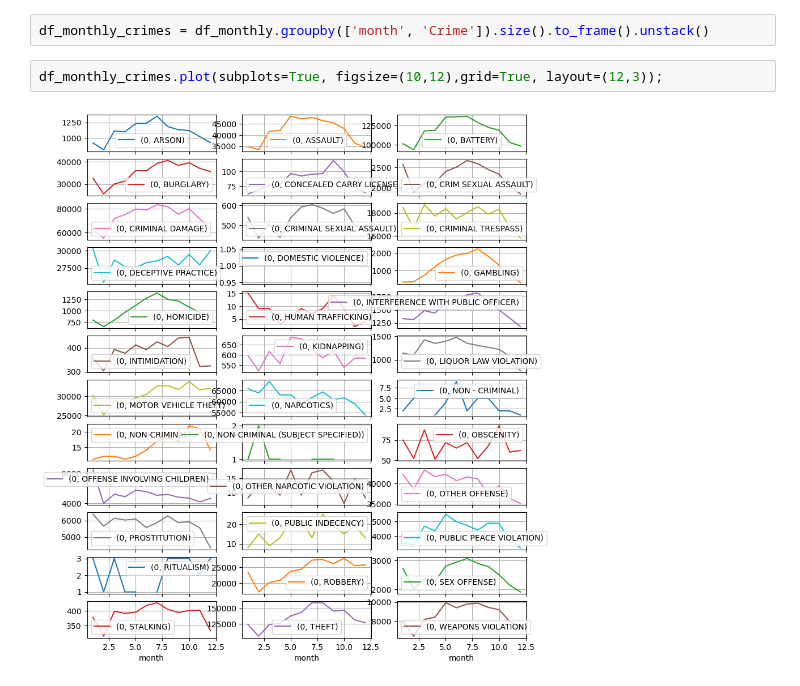
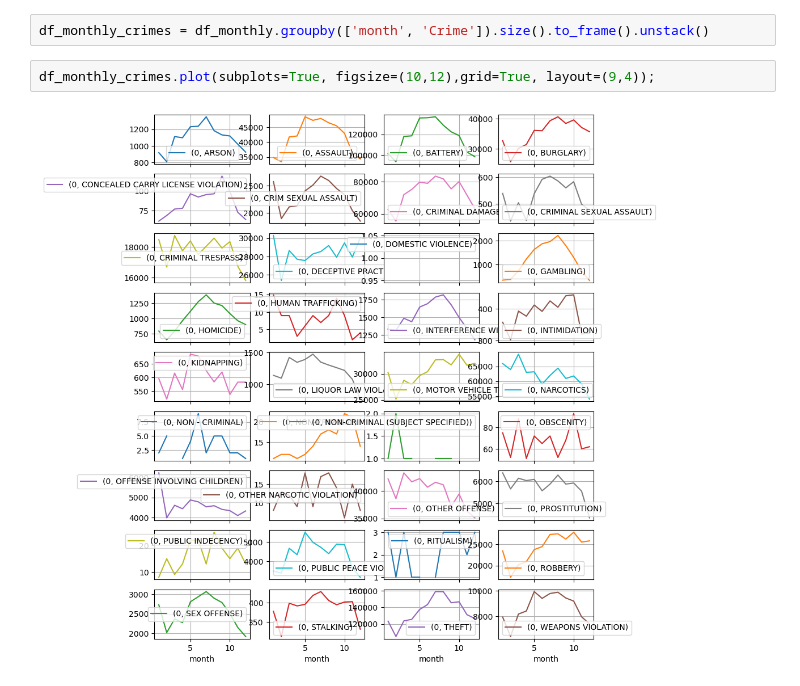
Before and after one commit to EhLeeOod/proj-3-part-1, a Jupyter notebook: core-proj-3-part-1.ipynb, the cells around one changed output. Cells and saved outputs as stored; diff of their text form.

Commit message:
plot crime rates by month

```diff
--- a/core-proj-3-part-1.ipynb
+++ b/core-proj-3-part-1.ipynb
@@ -406,6 +421,6 @@ df_monthly.head(3)
 # %%
 df_monthly_crimes = df_monthly.groupby(['month', 'Crime']).size().to_frame().unstack()
 # %%
-df_monthly_crimes.plot(subplots=True, figsize=(10,12),grid=True, layout=(12,3));
+df_monthly_crimes.plot(subplots=True, figsize=(10,12),grid=True, layout=(9,4));
 # %% [output]
-[figure, old version]
+[figure, new version]
```
Also changed, not shown: parts of 1 cell of this notebook.
